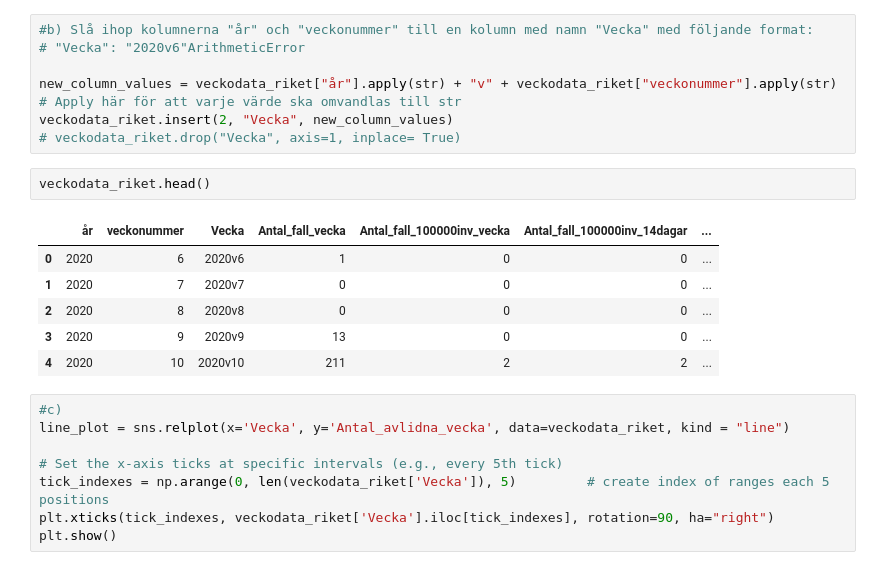
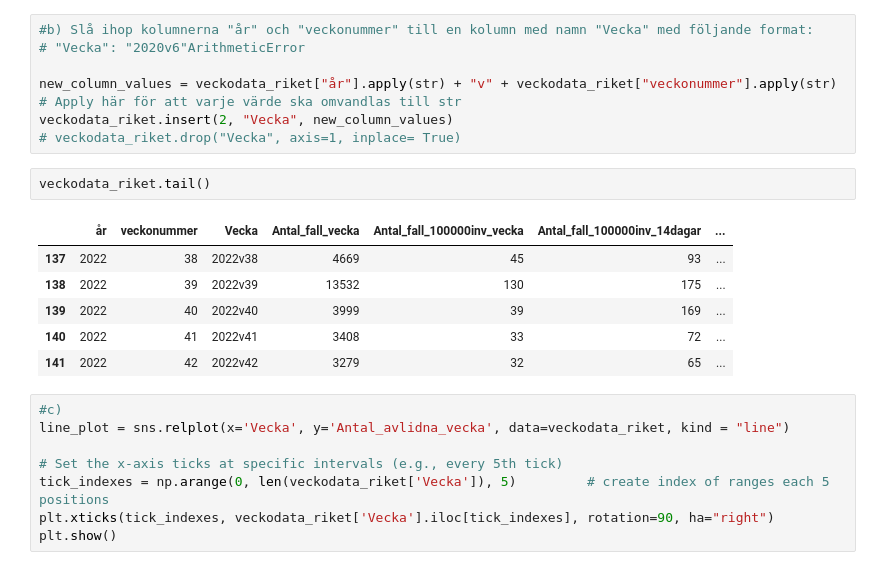
Before and after one commit to yomo001/databehandling-YOUNIS-MOUSSAVI, a Jupyter notebook: Laboration/lab1_uppgift1.ipynb, the cells around one changed output. Drawn from its saved outputs; the diff is of its cells as text.

```diff
--- a/Laboration/lab1_uppgift1.ipynb
+++ b/Laboration/lab1_uppgift1.ipynb
@@ -40,14 +40,14 @@ new_column_values = veckodata_riket["år"].apply(str) + "v" + veckodata_riket["v
 veckodata_riket.insert(2, "Vecka", new_column_values)
 # veckodata_riket.drop("Vecka", axis=1, inplace= True)
 # %%
-veckodata_riket.head()
+veckodata_riket.tail()
 # %% [output]
 |  | år | veckonummer | Vecka | Antal_fall_vecka | Antal_fall_100000inv_vecka | Antal_fall_100000inv_14dagar | ... |
-| 0 | 2020 | 6 | 2020v6 | 1 | 0 | 0 | ... |
-| 1 | 2020 | 7 | 2020v7 | 0 | 0 | 0 | ... |
-| 2 | 2020 | 8 | 2020v8 | 0 | 0 | 0 | ... |
-| 3 | 2020 | 9 | 2020v9 | 13 | 0 | 0 | ... |
-| 4 | 2020 | 10 | 2020v10 | 211 | 2 | 2 | ... |
+| 137 | 2022 | 38 | 2022v38 | 4669 | 45 | 93 | ... |
+| 138 | 2022 | 39 | 2022v39 | 13532 | 130 | 175 | ... |
+| 139 | 2022 | 40 | 2022v40 | 3999 | 39 | 169 | ... |
+| 140 | 2022 | 41 | 2022v41 | 3408 | 33 | 72 | ... |
+| 141 | 2022 | 42 | 2022v42 | 3279 | 32 | 65 | ... |
 # %%
 #c)
 line_plot = sns.relplot(x='Vecka', y='Antal_avlidna_vecka', data=veckodata_riket, kind = "line")
```
Also changed, not shown: 1 other file.
